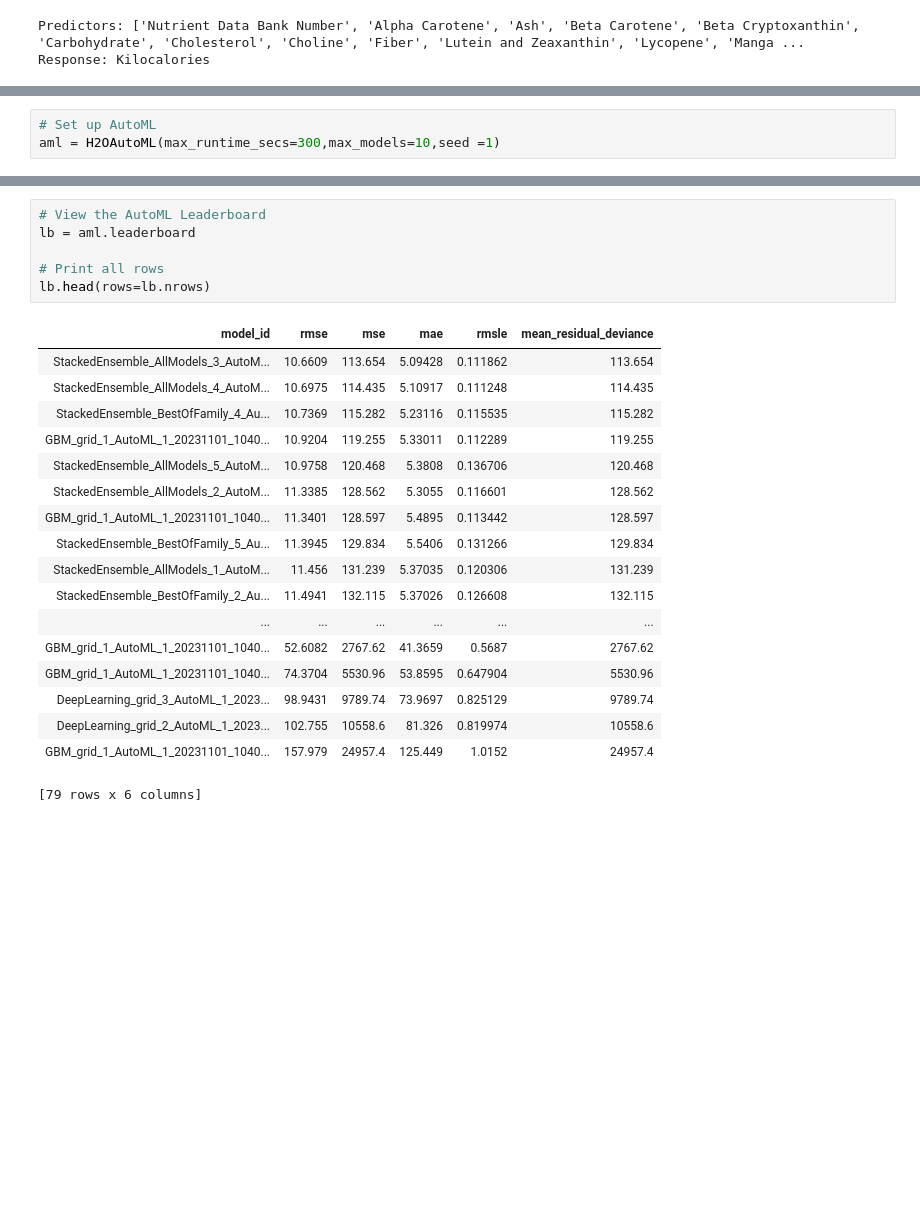
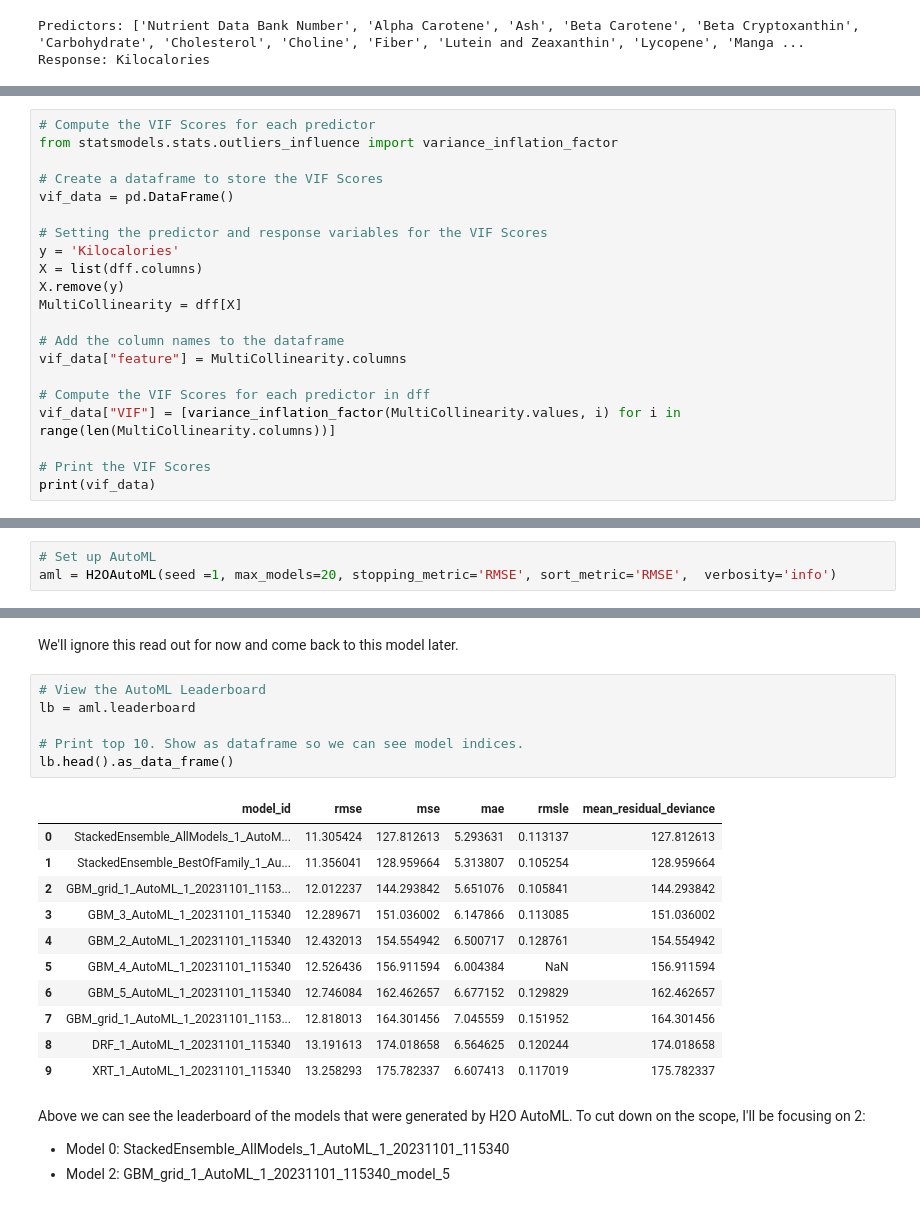
Before and after one commit to vishnuraosharma/exploratory-data-analysis, a Jupyter notebook: Kcal Predictions/Predicting Kilocalories with AutoML.ipynb, the cells around one changed output, grey strips where cells are left out. Saved outputs shown, nothing was run; the diff lists cells and outputs as text; blank space fills up the shorter version.

Commit message:
reducing scope to two models

```diff
--- a/Kcal Predictions/Predicting Kilocalories with AutoML.ipynb
+++ b/Kcal Predictions/Predicting Kilocalories with AutoML.ipynb
@@ -295,0 +340,21 @@ Response: Kilocalories
+# %%
+# Compute the VIF Scores for each predictor
+from statsmodels.stats.outliers_influence import variance_inflation_factor
+
+# Create a dataframe to store the VIF Scores
+vif_data = pd.DataFrame()
+
+# Setting the predictor and response variables for the VIF Scores
+y = 'Kilocalories'
+X = list(dff.columns)
+X.remove(y)
+MultiCollinearity = dff[X]
+
+# Add the column names to the dataframe
+vif_data["feature"] = MultiCollinearity.columns
+
+# Compute the VIF Scores for each predictor in dff
+vif_data["VIF"] = [variance_inflation_factor(MultiCollinearity.values, i) for i in range(len(MultiCollinearity.columns))]
+
+# Print the VIF Scores
+print(vif_data)
@@ -300,7 +389,7 @@ This is the easy part - let's use H2O's AutoML to generate the 10 models for thi
 Using the Virtual Machine config defined above, I will train the models on the training set and evaluate them on the test set.
 # %%
 # Set up AutoML
-aml = H2OAutoML(max_runtime_secs=300,max_models=10,seed =1)
+aml = H2OAutoML(seed =1, max_models=20, stopping_metric='RMSE', sort_metric='RMSE',  verbosity='info')
 # %%
 # Pass the data through H20AutoML
 aml.train(x=X,y=y,training_frame=df_train)
@@ -337,26 +440,25 @@ Cross-Validation Metrics Summary:
 [tips] Use `model.explain()` to inspect the model. -- Use `h2o.display.toggle_user_tips()` to switch on/off this section.
+# %% [markdown]
+We'll ignore this read out for now and come back to this model later.
 # %%
 # View the AutoML Leaderboard
 lb = aml.leaderboard
 
-# Print all rows
-lb.head(rows=lb.nrows)
+# Print top 10. Show as dataframe so we can see model indices.
+lb.head().as_data_frame()
 # %% [output]
-| model_id | rmse | mse | mae | rmsle | mean_residual_deviance |
-| StackedEnsemble_AllModels_3_AutoM... | 10.6609 | 113.654 | 5.09428 | 0.111862 | 113.654 |
-| StackedEnsemble_AllModels_4_AutoM... | 10.6975 | 114.435 | 5.10917 | 0.111248 | 114.435 |
-| StackedEnsemble_BestOfFamily_4_Au... | 10.7369 | 115.282 | 5.23116 | 0.115535 | 115.282 |
-| GBM_grid_1_AutoML_1_20231101_1040... | 10.9204 | 119.255 | 5.33011 | 0.112289 | 119.255 |
-| StackedEnsemble_AllModels_5_AutoM... | 10.9758 | 120.468 | 5.3808 | 0.136706 | 120.468 |
-| StackedEnsemble_AllModels_2_AutoM... | 11.3385 | 128.562 | 5.3055 | 0.116601 | 128.562 |
-| GBM_grid_1_AutoML_1_20231101_1040... | 11.3401 | 128.597 | 5.4895 | 0.113442 | 128.597 |
-| StackedEnsemble_BestOfFamily_5_Au... | 11.3945 | 129.834 | 5.5406 | 0.131266 | 129.834 |
-| StackedEnsemble_AllModels_1_AutoM... | 11.456 | 131.239 | 5.37035 | 0.120306 | 131.239 |
-| StackedEnsemble_BestOfFamily_2_Au... | 11.4941 | 132.115 | 5.37026 | 0.126608 | 132.115 |
-| ... | ... | ... | ... | ... | ... |
-| GBM_grid_1_AutoML_1_20231101_1040... | 52.6082 | 2767.62 | 41.3659 | 0.5687 | 2767.62 |
-| GBM_grid_1_AutoML_1_20231101_1040... | 74.3704 | 5530.96 | 53.8595 | 0.647904 | 5530.96 |
-| DeepLearning_grid_3_AutoML_1_2023... | 98.9431 | 9789.74 | 73.9697 | 0.825129 | 9789.74 |
-| DeepLearning_grid_2_AutoML_1_2023... | 102.755 | 10558.6 | 81.326 | 0.819974 | 10558.6 |
-| GBM_grid_1_AutoML_1_20231101_1040... | 157.979 | 24957.4 | 125.449 | 1.0152 | 24957.4 |
+|  | model_id | rmse | mse | mae | rmsle | mean_residual_deviance |
+| 0 | StackedEnsemble_AllModels_1_AutoM... | 11.305424 | 127.812613 | 5.293631 | 0.113137 | 127.812613 |
+| 1 | StackedEnsemble_BestOfFamily_1_Au... | 11.356041 | 128.959664 | 5.313807 | 0.105254 | 128.959664 |
+| 2 | GBM_grid_1_AutoML_1_20231101_1153... | 12.012237 | 144.293842 | 5.651076 | 0.105841 | 144.293842 |
+| 3 | GBM_3_AutoML_1_20231101_115340 | 12.289671 | 151.036002 | 6.147866 | 0.113085 | 151.036002 |
+| 4 | GBM_2_AutoML_1_20231101_115340 | 12.432013 | 154.554942 | 6.500717 | 0.128761 | 154.554942 |
+| 5 | GBM_4_AutoML_1_20231101_115340 | 12.526436 | 156.911594 | 6.004384 | NaN | 156.911594 |
+| 6 | GBM_5_AutoML_1_20231101_115340 | 12.746084 | 162.462657 | 6.677152 | 0.129829 | 162.462657 |
+| 7 | GBM_grid_1_AutoML_1_20231101_1153... | 12.818013 | 164.301456 | 7.045559 | 0.151952 | 164.301456 |
+| 8 | DRF_1_AutoML_1_20231101_115340 | 13.191613 | 174.018658 | 6.564625 | 0.120244 | 174.018658 |
+| 9 | XRT_1_AutoML_1_20231101_115340 | 13.258293 | 175.782337 | 6.607413 | 0.117019 | 175.782337 |
-[79 rows x 6 columns]
+# %% [markdown]
+Above we can see the leaderboard of the models that were generated by H2O AutoML. To cut down on the scope, I'll be focusing on 2:
+* Model 0: StackedEnsemble_AllModels_1_AutoML_1_20231101_115340
+* Model 2: GBM_grid_1_AutoML_1_20231101_115340_model_5
```
Also changed, not shown: parts of 20 cells of this notebook.
